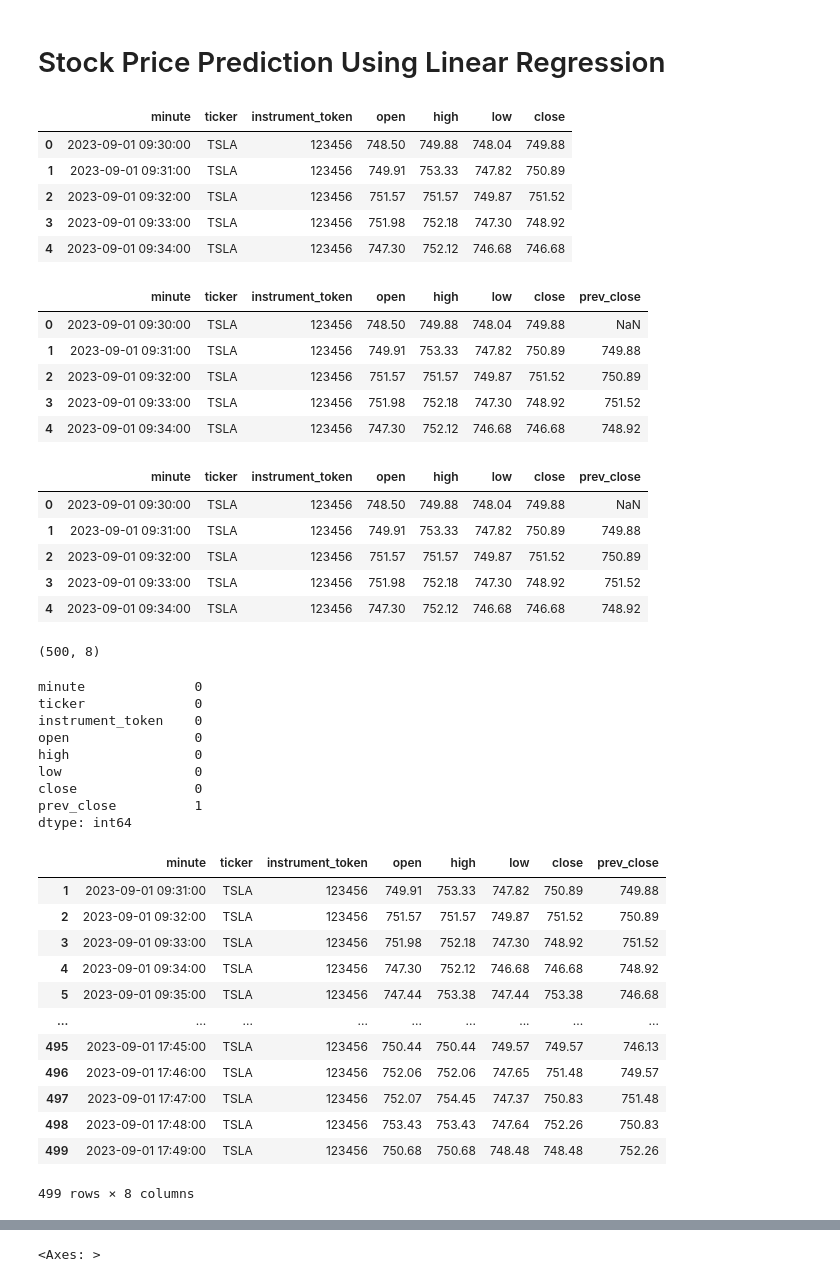
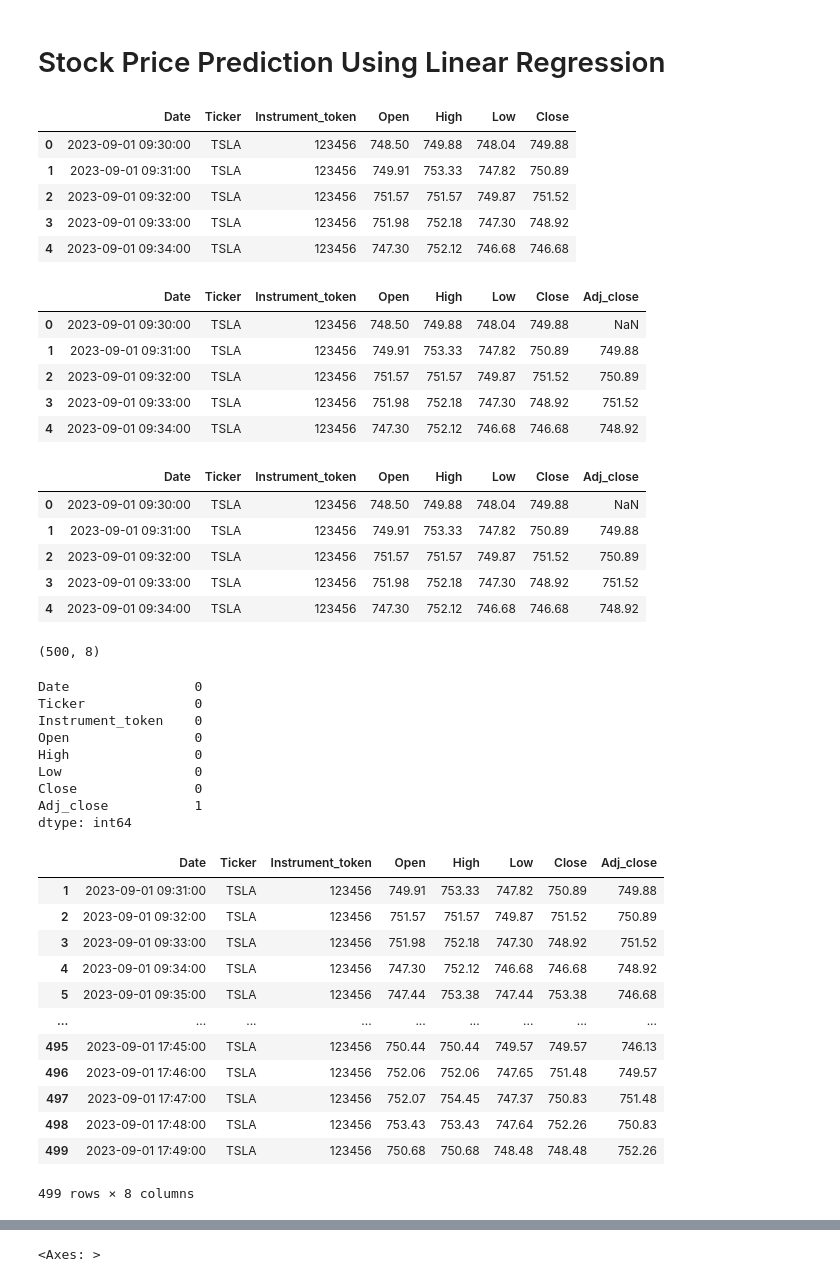
Before and after one commit to ojas-git/StockPricePrediction, a Jupyter notebook: model.ipynb, the cells around one changed output, grey strips where cells are left out. Cells and saved outputs as stored; diff of their text form; code cells hidden in the pictures.

```diff
--- a/model.ipynb
+++ b/model.ipynb
@@ -7,31 +7,31 @@ from sklearn import metrics
 %matplotlib inline
 import matplotlib.pyplot as plt
 # %%
-df=pd.read_csv("TeslaStock.csv")
+df=pd.read_csv("TSLA.csv")
 df.head()
 # %% [output]
-|  | minute | ticker | instrument_token | open | high | low | close |
+|  | Date | Ticker | Instrument_token | Open | High | Low | Close |
 | 0 | 2023-09-01 09:30:00 | TSLA | 123456 | 748.50 | 749.88 | 748.04 | 749.88 |
 | 1 | 2023-09-01 09:31:00 | TSLA | 123456 | 749.91 | 753.33 | 747.82 | 750.89 |
 | 2 | 2023-09-01 09:32:00 | TSLA | 123456 | 751.57 | 751.57 | 749.87 | 751.52 |
 | 3 | 2023-09-01 09:33:00 | TSLA | 123456 | 751.98 | 752.18 | 747.30 | 748.92 |
 | 4 | 2023-09-01 09:34:00 | TSLA | 123456 | 747.30 | 752.12 | 746.68 | 746.68 |
 # %%
-series_shifted = df['close'].shift()
-df['prev_close']=series_shifted
+series_shifted = df['Close'].shift()
+df['Adj_close']=series_shifted
 df.head()
 # %% [output]
-|  | minute | ticker | instrument_token | open | high | low | close | prev_close |
+|  | Date | Ticker | Instrument_token | Open | High | Low | Close | Adj_close |
 | 0 | 2023-09-01 09:30:00 | TSLA | 123456 | 748.50 | 749.88 | 748.04 | 749.88 | NaN |
 | 1 | 2023-09-01 09:31:00 | TSLA | 123456 | 749.91 | 753.33 | 747.82 | 750.89 | 749.88 |
 | 2 | 2023-09-01 09:32:00 | TSLA | 123456 | 751.57 | 751.57 | 749.87 | 751.52 | 750.89 |
 | 3 | 2023-09-01 09:33:00 | TSLA | 123456 | 751.98 | 752.18 | 747.30 | 748.92 | 751.52 |
 | 4 | 2023-09-01 09:34:00 | TSLA | 123456 | 747.30 | 752.12 | 746.68 | 746.68 | 748.92 |
 # %%
-df ['minute']=pd.to_datetime(df.minute)
+df ['Date']=pd.to_datetime(df.Date)
 df.head()
 # %% [output]
-|  | minute | ticker | instrument_token | open | high | low | close | prev_close |
+|  | Date | Ticker | Instrument_token | Open | High | Low | Close | Adj_close |
 | 0 | 2023-09-01 09:30:00 | TSLA | 123456 | 748.50 | 749.88 | 748.04 | 749.88 | NaN |
 | 1 | 2023-09-01 09:31:00 | TSLA | 123456 | 749.91 | 753.33 | 747.82 | 750.89 | 749.88 |
 | 2 | 2023-09-01 09:32:00 | TSLA | 123456 | 751.57 | 751.57 | 749.87 | 751.52 | 750.89 |
@@ -44,20 +44,20 @@ df.shape
 # %%
 df.isnull().sum()
 # %% [output]
-minute              0
-ticker              0
-instrument_token    0
-open                0
-high                0
-low                 0
-close               0
-prev_close          1
+Date                0
+Ticker              0
+Instrument_token    0
+Open                0
+High                0
+Low                 0
+Close               0
+Adj_close           1
 dtype: int64
 # %%
 df.dropna(inplace=True)
 df
 # %% [output]
-|  | minute | ticker | instrument_token | open | high | low | close | prev_close |
+|  | Date | Ticker | Instrument_token | Open | High | Low | Close | Adj_close |
 | 1 | 2023-09-01 09:31:00 | TSLA | 123456 | 749.91 | 753.33 | 747.82 | 750.89 | 749.88 |
 | 2 | 2023-09-01 09:32:00 | TSLA | 123456 | 751.57 | 751.57 | 749.87 | 751.52 | 750.89 |
 | 3 | 2023-09-01 09:33:00 | TSLA | 123456 | 751.98 | 752.18 | 747.30 | 748.92 | 751.52 |
```
Also changed, not shown: parts of 6 cells of this notebook, 2 other files.
